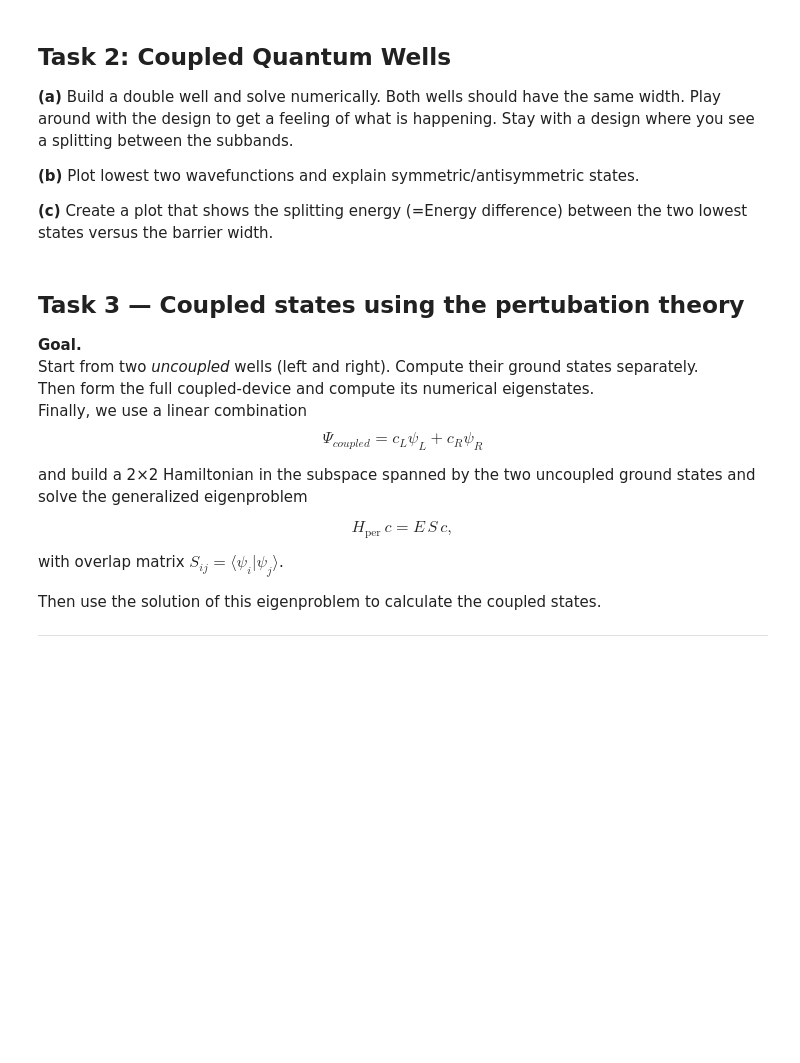
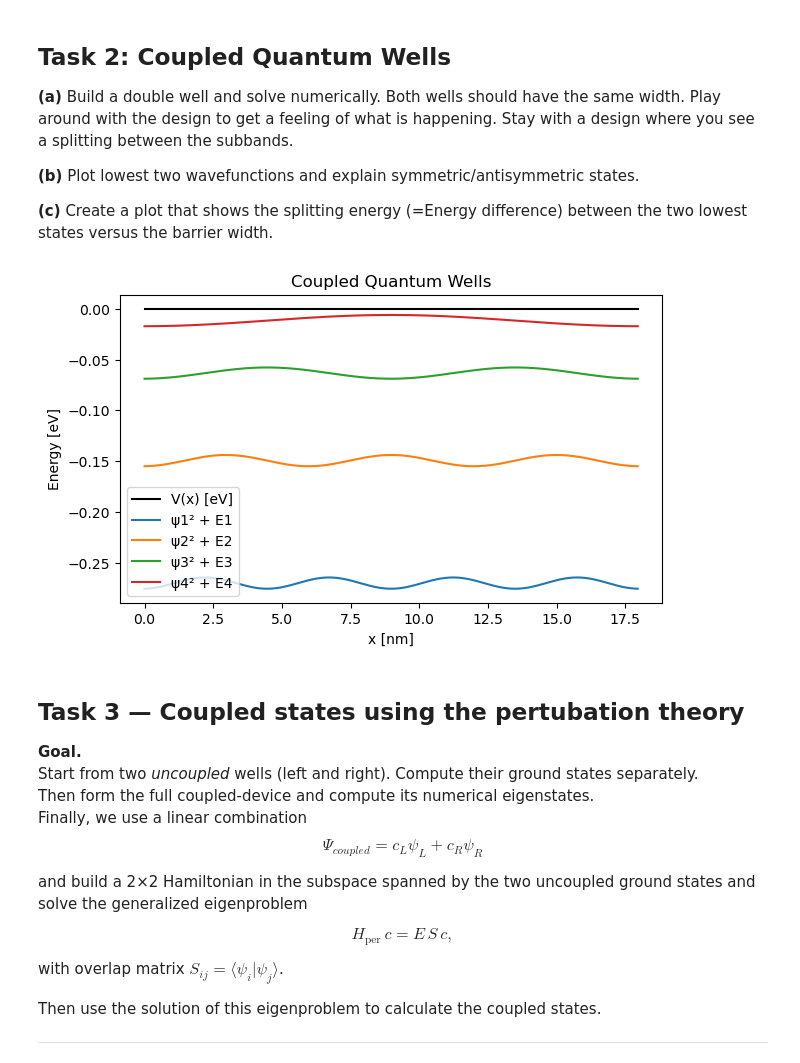
Before and after one commit to tbatb/quantum-tech-devices, a Jupyter notebook: homework1/homework_1.ipynb, the cells around one changed output. Saved outputs shown, nothing was run; the diff lists cells and outputs as text; code cells hidden in the pictures; blank space fills up the shorter version.

```diff
--- a/homework1/homework_1.ipynb
+++ b/homework1/homework_1.ipynb
@@ -63,6 +96,24 @@ def solve_schrodinger(x, V, n_eigs=5):
 **(b)** Plot lowest two wavefunctions and explain symmetric/antisymmetric states.
 
 **(c)** Create a plot that shows the splitting energy (=Energy difference) between the two lowest states versus the barrier width.
+# %%
+
+# Task 2: Coupled Quantum Wells
+layers_double = [(5.0, 0.0), (3.0, -1.0), (2.0, 0.0), (3.0, -1.0), (5.0, 0.0)]
+x2, V2 = build_potential(layers_double)
+E2, psi2 = solve_schrodinger(x2, V2, n_eigs=4)
+
+plt.figure(figsize=(7, 4))
+plt.plot(x2 * 1e9, V2, "k", label="V(x) [eV]")
+for i in range(4):
+    plt.plot(x2 * 1e9, psi2[:, i]**2 * 2 + E2[i], label=f"ψ{i+1}² + E{i+1}")
+plt.legend()
+plt.xlabel("x [nm]")
+plt.ylabel("Energy [eV]")
+plt.title("Coupled Quantum Wells")
+plt.show()
+# %% [output]
+[figure, added]
 # %% [markdown]
 ## Task 3 — Coupled states using the pertubation theory
 
```
Also changed, not shown: parts of 4 cells of this notebook.
